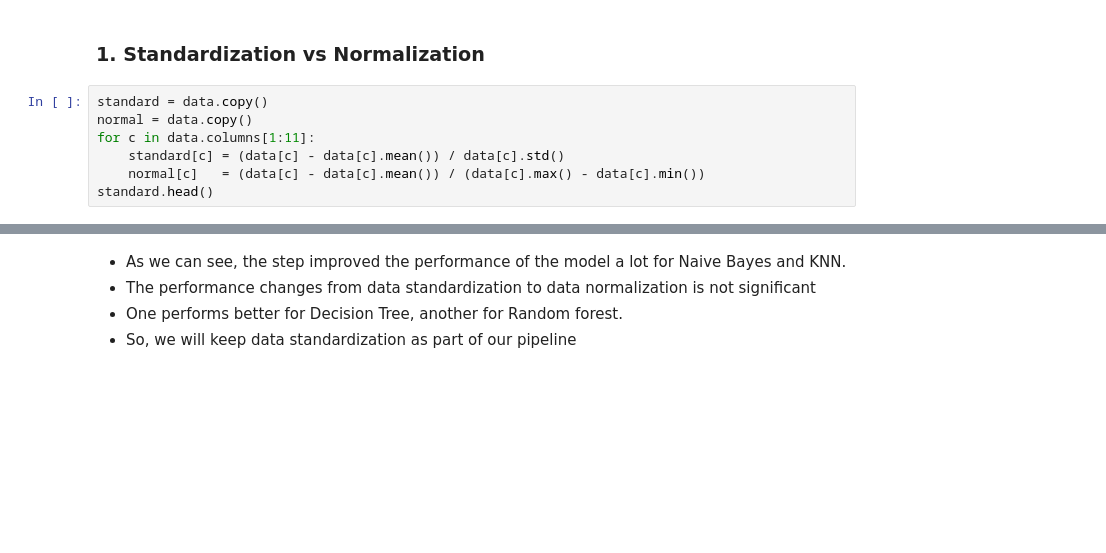
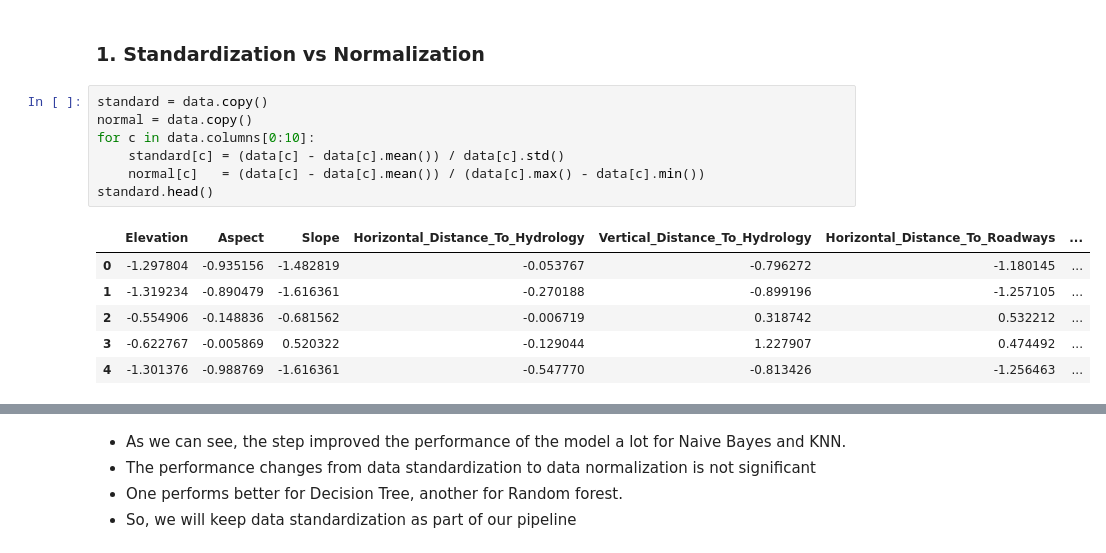
Before and after one commit to MartinXPN/Tecnico, a Jupyter notebook: DataScience/Project - dataset2.ipynb, the cells around one changed output, grey strips where cells are left out. Cells and saved outputs as stored; diff of their text form; blank space fills up the shorter version.

```diff
--- a/DataScience/Project - dataset2.ipynb
+++ b/DataScience/Project - dataset2.ipynb
@@ -167,10 +177,17 @@ def show_progress(evaluations, labels, metric='Sensitivity'):
 # %%
 standard = data.copy()
 normal = data.copy()
-for c in data.columns[1:11]:
+for c in data.columns[0:10]:
     standard[c] = (data[c] - data[c].mean()) / data[c].std()
     normal[c]   = (data[c] - data[c].mean()) / (data[c].max() - data[c].min())
 standard.head()
+# %% [output]
+|  | Elevation | Aspect | Slope | Horizontal_Distance_To_Hydrology | Vertical_Distance_To_Hydrology | Horizontal_Distance_To_Roadways | ... |
+| 0 | -1.297804 | -0.935156 | -1.482819 | -0.053767 | -0.796272 | -1.180145 | ... |
+| 1 | -1.319234 | -0.890479 | -1.616361 | -0.270188 | -0.899196 | -1.257105 | ... |
+| 2 | -0.554906 | -0.148836 | -0.681562 | -0.006719 | 0.318742 | 0.532212 | ... |
+| 3 | -0.622767 | -0.005869 | 0.520322 | -0.129044 | 1.227907 | 0.474492 | ... |
+| 4 | -1.301376 | -0.988769 | -1.616361 | -0.547770 | -0.813426 | -1.256463 | ... |
 # %%
 show_progress(evaluations=[evaluate(data), evaluate(standard), evaluate(normal)],
               labels=['Original data', 'Standardized', 'Normalized'],
```
Also changed, not shown: parts of 14 cells of this notebook.
